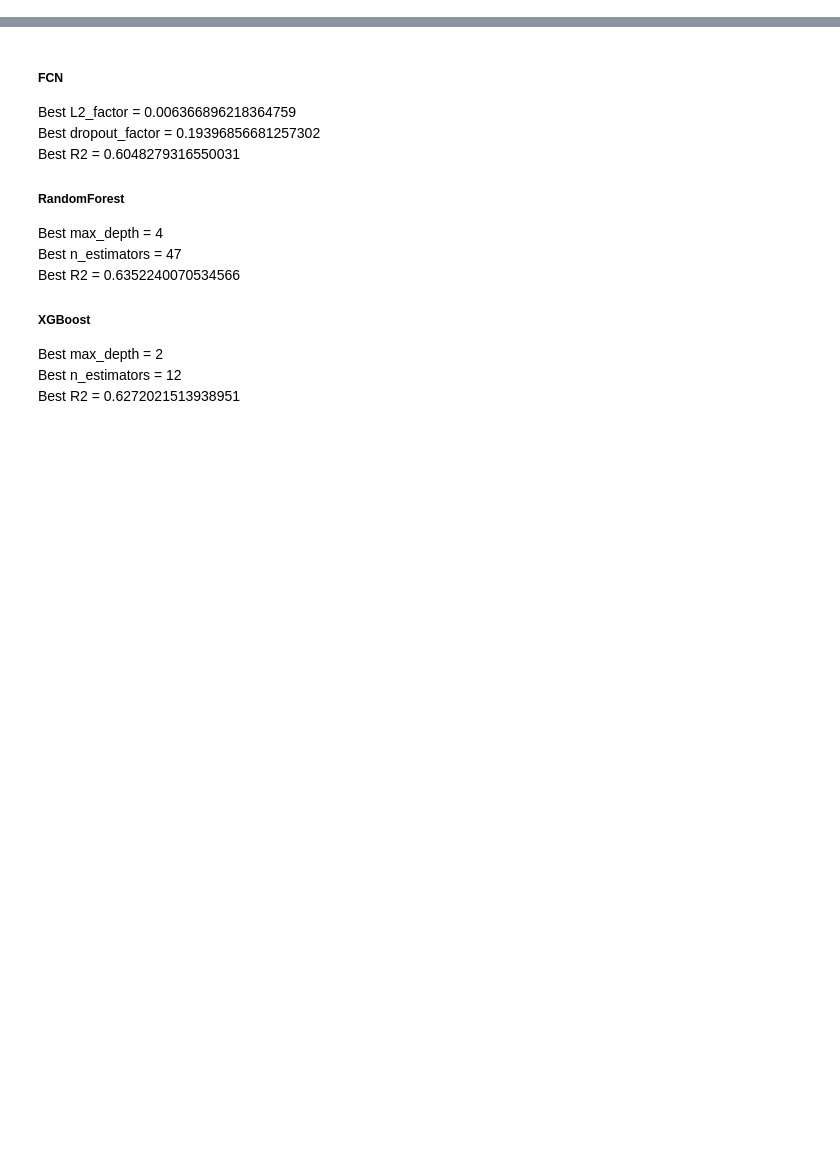
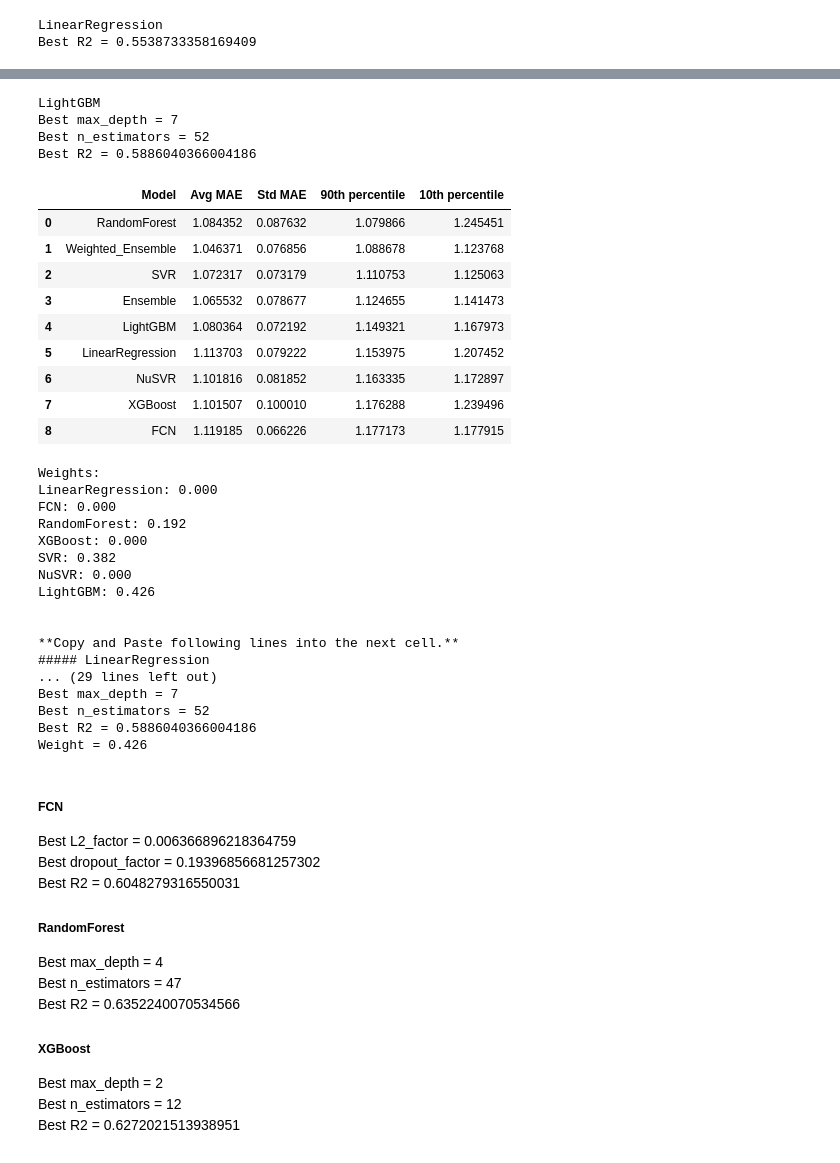
Before and after one commit to skyjadel/Taipower, a Jupyter notebook: Forecast_to_Weather_obs_Hyperparameter.ipynb, the cells around one changed output, grey strips where cells are left out. Cells and saved outputs as stored; diff of their text form; code cells hidden in the pictures; blank space fills up the shorter version.

```diff
--- a/Forecast_to_Weather_obs_Hyperparameter.ipynb
+++ b/Forecast_to_Weather_obs_Hyperparameter.ipynb
@@ -431,0 +81,4 @@ def cross_correlation_matrix(residuals):
+# %%
+forecast_obs_df = prepare_forecast_observation_df(data_path, start_date=start_date, end_date=end_date)
+weather_power_df = prepare_data(data_path, start_date=start_date, end_date=end_date)
+weather_power_df['夜尖峰'] = [0 if se > 20 else 1 for se in weather_power_df['太陽能']]
@@ -475,28 +392,15 @@ def find_avg_score_with_given_model_list(model_hyperparameters_dict, model_xcols
     elif mode == 'classifier':
         metric_name = 'F1'
 
-    if type(data_df) in [list, tuple]:
-        if len(data_df) == 2:
-            forecast_df, observation_df = data_df
-            target = 'obs'
-        else:
-            raise Exception('Input data_df should be a DataFrame or a list contain 2 DataFrames.')
-    else:
-        target = 'pwd'
-
     def get_prediction(model_label, Y_train, train_ind, test_ind,
                        model_hyperparameters_dict=model_hyperparameters_dict,
                        model_xcols=model_xcols,
-                       forecast_df=forecast_df,
-                       observation_df=observation_df,
-                       Y_feature=Y_feature,
-                       target=target):
+                       data_df=data_df,
+                       Y_feature=Y_feature):
 
         X_features = model_xcols[model_label]
-        if target == 'pwd':
-            Xs, _, _ = get_XY(data_df, Y_feature=Y_feature, X_features=X_features)
-        elif target == 'obs':
-            Xs, _, _, _ = get_XY_from_forecast_and_observation(forecast_df, observation_df, X_features, Y_feature)
+        Xs, _, _ = get_XY(data_df, Y_feature=Y_feature, X_features=X_features)
+
         model = assign_model(model_label, Xs, model_hyperparameters_dict=model_hyperparameters_dict, mode=mode)
 
         deep_learning = False
@@ -528,10 +432,7 @@ def find_avg_score_with_given_model_list(model_hyperparameters_dict, model_xcols
     metric = []
 
     X_features=model_xcols[ensemble_models[0]]
-    if target == 'pwd':
-        Xs, Ys, _ = get_XY(data_df, Y_feature=Y_feature, X_features=X_features)
-    elif target == 'obs':
-        Xs, Ys, _, _ = get_XY_from_forecast_and_observation(forecast_df, observation_df, X_features, Y_feature)
+    Xs, Ys, _ = get_XY(data_df, Y_feature=Y_feature, X_features=X_features)
 
     matrix = np.zeros((len(ensemble_models), len(ensemble_models)))
     for i in tqdm(range(n_iters)):
@@ -610,7 +511,7 @@ def find_avg_score_with_given_model_list(model_hyperparameters_dict, model_xcols
 
     return df, optimal_weights_dict
 # %%
-def save_model_metadata(Y_feature, file_path, model_xcols, model_hyperparameters_dict, optimal_weights):
+def save_model_metadata(file_path, model_xcols, model_hyperparameters_dict, optimal_weights):
     model_labels = list(model_hyperparameters_dict)
     output_dict = {
         'X_feature_dict':{},
@@ -810,0 +702,16 @@ Best R2 = 0.5454575027502363
+# %%
+Y_feature = '最高氣溫'
+model_xcols = {
+    'LinearRegression': ['溫度'],
+    'FCN': ['溫度'],
+    'RandomForest': ['溫度'],
+    'XGBoost': ['溫度'],
+    'SVR': ['溫度'],
+    'NuSVR': ['溫度'],
+    'LightGBM': ['溫度'],
+}
+
+flow_control(Y_feature, model_xcols, forecast_obs_df, speed_test=speed_test)
+# %% [output]
+LinearRegression
+Best R2 = 0.5538733358169409
@@ -811,3 +739,34 @@ Best R2 = 0.5454575027502363
+LightGBM
+Best max_depth = 7
+Best n_estimators = 52
+Best R2 = 0.5886040366004186
+|  | Model | Avg MAE | Std MAE | 90th percentile | 10th percentile |
+| 0 | RandomForest | 1.084352 | 0.087632 | 1.079866 | 1.245451 |
+| 1 | Weighted_Ensemble | 1.046371 | 0.076856 | 1.088678 | 1.123768 |
+| 2 | SVR | 1.072317 | 0.073179 | 1.110753 | 1.125063 |
+| 3 | Ensemble | 1.065532 | 0.078677 | 1.124655 | 1.141473 |
+| 4 | LightGBM | 1.080364 | 0.072192 | 1.149321 | 1.167973 |
+| 5 | LinearRegression | 1.113703 | 0.079222 | 1.153975 | 1.207452 |
+| 6 | NuSVR | 1.101816 | 0.081852 | 1.163335 | 1.172897 |
+| 7 | XGBoost | 1.101507 | 0.100010 | 1.176288 | 1.239496 |
+| 8 | FCN | 1.119185 | 0.066226 | 1.177173 | 1.177915 |
+Weights:
+LinearRegression: 0.000
+FCN: 0.000
+RandomForest: 0.192
+XGBoost: 0.000
+SVR: 0.382
+NuSVR: 0.000
+LightGBM: 0.426
+
+
+**Copy and Paste following lines into the next cell.**
+##### LinearRegression
+... (29 lines left out)
+Best max_depth = 7
+Best n_estimators = 52
+Best R2 = 0.5886040366004186
+Weight = 0.426
 # %% [markdown]
 ##### FCN
 Best L2_factor = 0.006366896218364759
```
Also changed, not shown: parts of 85 cells of this notebook, 6 other files.
